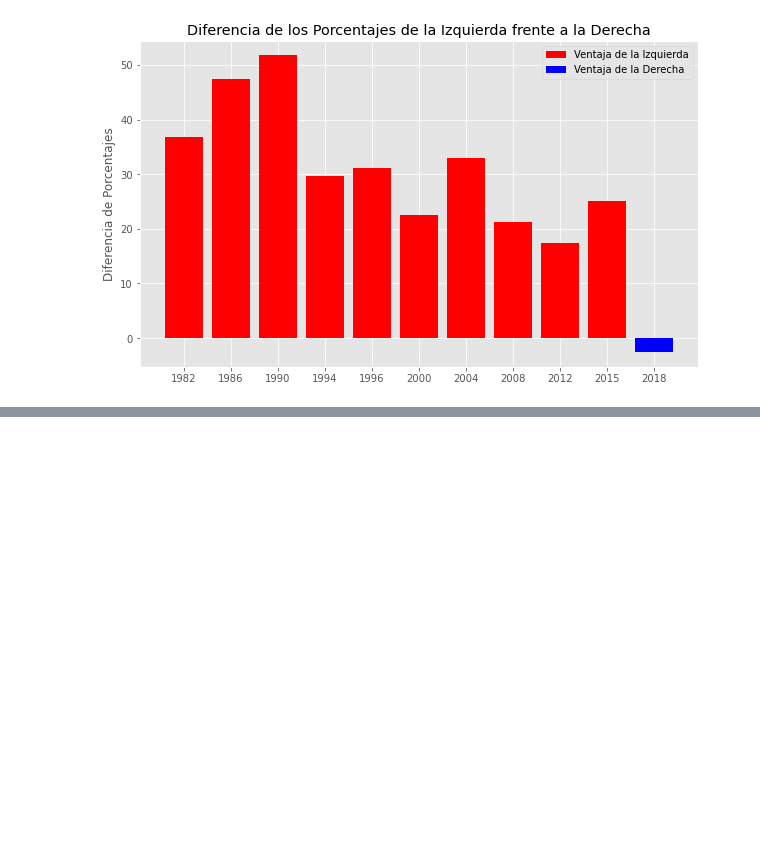
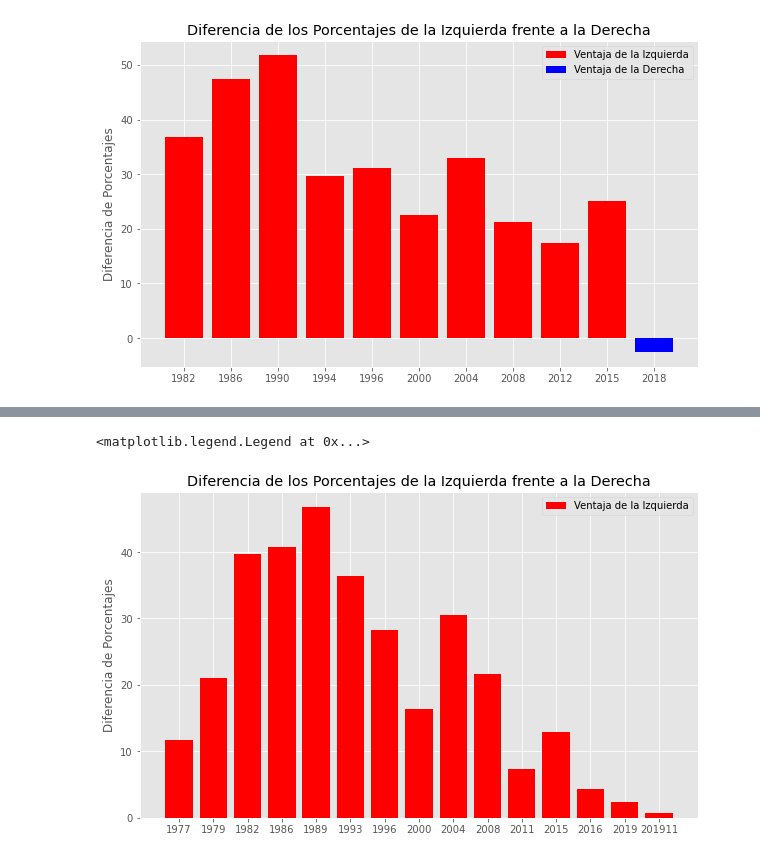
Before and after one commit to AChaminade/TFM, a Jupyter notebook: Andalucia.ipynb, the cells around one changed output, grey strips where cells are left out. Cells and saved outputs as stored; diff of their text form; code cells hidden in the pictures; blank space fills up the shorter version.

```diff
--- a/Andalucia.ipynb
+++ b/Andalucia.ipynb
@@ -339,0 +588,17 @@ fig.show()
+# %%
+Iz = np.array(Izquierda_generales)
+Der = np.array(Derecha_generales)
+dif = Iz-Der
+dif = dif.tolist()
+Diferencia_generales =[ round(elem, 2) for elem in dif]
+
+fig, ax = plt.subplots(figsize = (10,6))
+
+ax.set_ylabel('Diferencia de Porcentajes')
+ax.set_title('Diferencia de los Porcentajes de la Izquierda frente a la Derecha')
+
+plt.bar(Ano_electoral_generales, Diferencia_generales, color = 'red', label = 'Ventaja de la Izquierda')
+plt.legend()
+# %% [output]
+<matplotlib.legend.Legend at 0x...>
+[figure, added]
```
Also changed, not shown: parts of 20 cells of this notebook.
